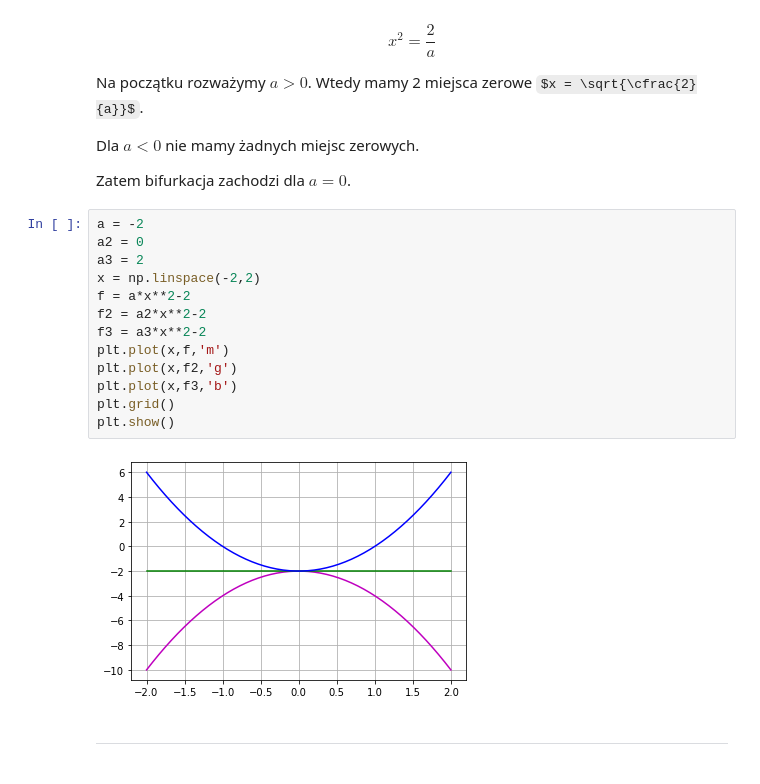
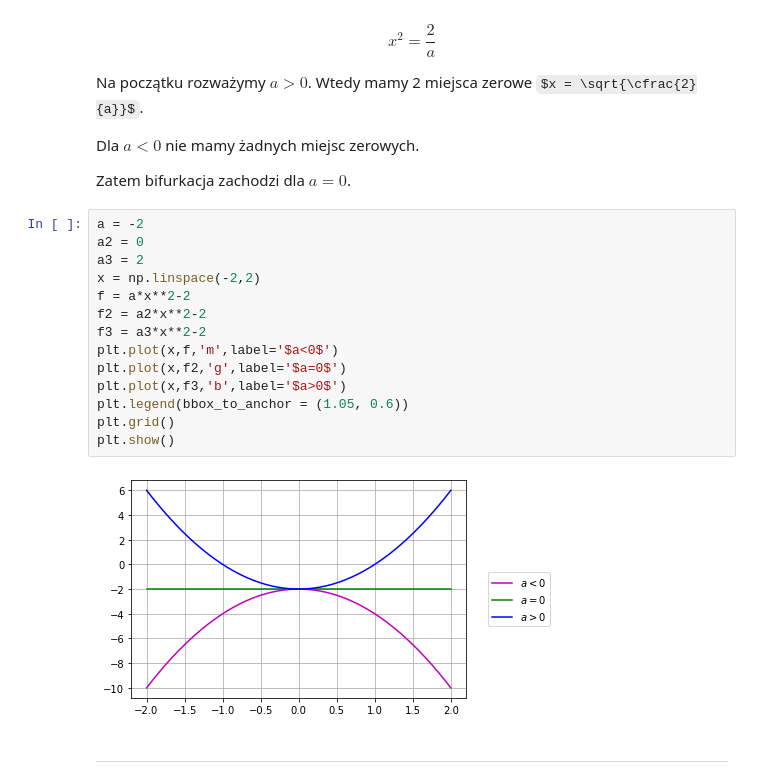
Before and after one commit to klaudynka245/Bifurcations, a Jupyter notebook: Iwanska_Janicka.ipynb, the cells around one changed output. Cells and saved outputs as stored; diff of their text form; some formulas as TeX source.

```diff
--- a/Iwanska_Janicka.ipynb
+++ b/Iwanska_Janicka.ipynb
@@ -248,18 +249,19 @@ Zatem bifurkacja zachodzi dla $a = 0$.
 # %%
 a = -2
 a2 = 0
 a3 = 2
 x = np.linspace(-2,2)
 f = a*x**2-2
 f2 = a2*x**2-2
 f3 = a3*x**2-2
-plt.plot(x,f,'m')
-plt.plot(x,f2,'g')
-plt.plot(x,f3,'b')
+plt.plot(x,f,'m',label='$a<0$')
+plt.plot(x,f2,'g',label='$a=0$')
+plt.plot(x,f3,'b',label='$a>0$')
+plt.legend(bbox_to_anchor = (1.05, 0.6))
 plt.grid()
 plt.show()
 # %% [output]
-[figure, old version]
+[figure, new version]
 # %% [markdown]
 ***
 # %% [markdown]
```
Also changed, not shown: parts of 10 cells of this notebook.
